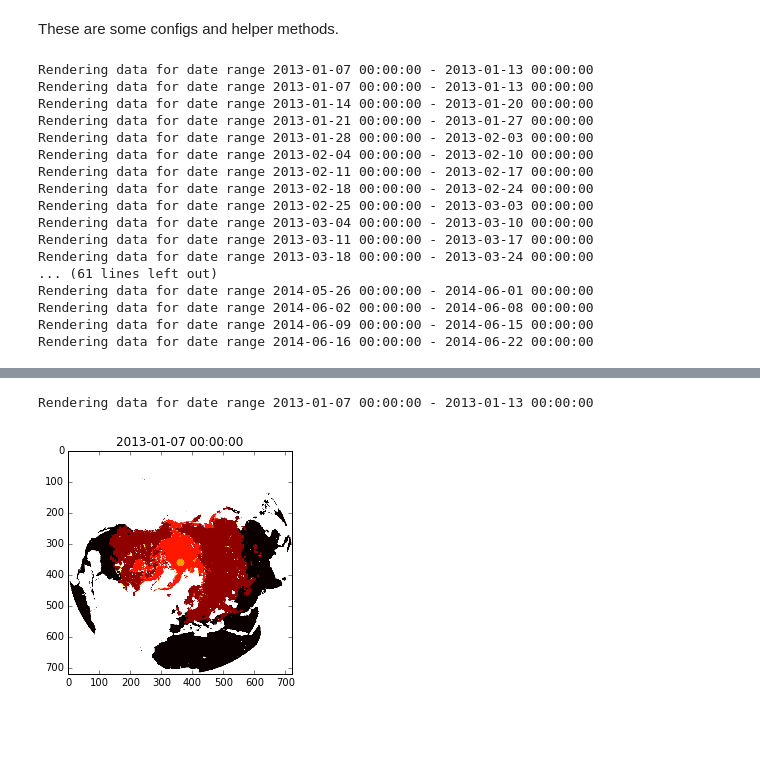
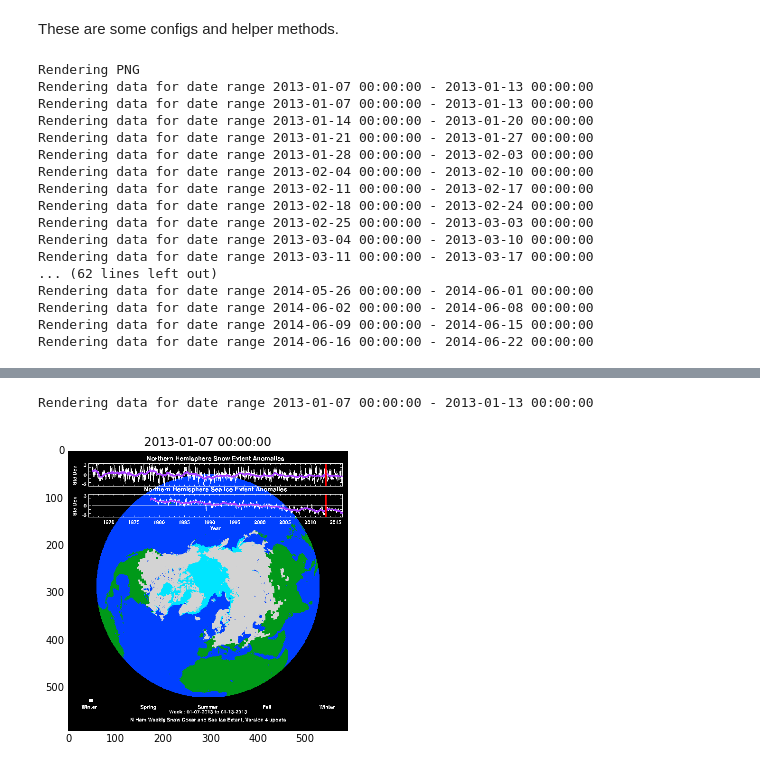
Before and after one commit to skwh/NSIDC-DataViewer, a Jupyter notebook: DataViewer_0046.ipynb, the cells around one changed output, grey strips where cells are left out. Cells and saved outputs as stored; diff of their text form; code cells hidden in the pictures; blank space fills up the shorter version.

Commit message:
Added PNG animation support

```diff
--- a/DataViewer_0046.ipynb
+++ b/DataViewer_0046.ipynb
@@ -17,10 +18,12 @@ This is a list of all of the different places where data can be accessed from. C
 NSIDC_0046_FORMAT = "/projects/DATASETS/nsidc0046_weekly_snow_seaice/data/EASE2_N25km.snowice.{}-{}.v04.bin"
 NSIDC_0046_STAGING_FORMAT = ("/disks/sidads_staging/DATASETS/nsidc0046_weekly_snow_seaice/"
                              "data/EASE2_N25km.snowice.{}-{}.v04.bin")
+NSIDC_0046_BROWSE_STAGING_FORMAT = ("/disks/sidads_staging/DATASETS/nsidc0046_weekly_snow_seaice/"
+                                    "browse/EASE2_N25km.snowice.{}-{}.v04.png")
 
-SOURCES = [NSIDC_0046_FORMAT, NSIDC_0046_STAGING_FORMAT]
+SOURCES = [NSIDC_0046_FORMAT, NSIDC_0046_STAGING_FORMAT, NSIDC_0046_BROWSE_STAGING_FORMAT]
 
-CURRENT_SOURCE = SOURCES[0]
+CURRENT_SOURCE = SOURCES[2]
 # %% [markdown]
 This is the start date and end date for the animation. The script will skip over files that don't exist. Make sure that the start date points to a file with that start date- otherwise the script will loop on the wrong days and it won't find any of the correct files.
 # %%
@@ -32,3 +37,6 @@ INTERVAL = 50
+# %%
+ANIMATION_WIDTH = 5
+ANIMATION_HEIGHT = 5
 # %% [markdown]
 Finally, use this variable to toggle log messages. (True/False, case sensitive)
 # %%
@@ -38,6 +46,7 @@ These are some configs and helper methods.
 # %%
 plt.rcParams['animation.writer']= 'avconv'
 INDEX = 0
+PNG = False
 
 #blatantly copied from http://stackoverflow.com/questions/1060279/iterating-through-a-range-of-dates-in-python
 def daterange(timeframe):
@@ -79,9 +88,13 @@ def render(INDEX):
     end_date = start_date + timedelta(days = 6)
     image = None
     try:
-        with open(form_uri(start_date, end_date), 'rb') as fp:
-            read_data = np.fromfile(fp, dtype=np.uint8).reshape(720, 720)
-        image = create_plot(start_date, read_data)
+        if PNG:
+            read_data = mpimg.imread(form_uri(start_date, end_date))
+            image = create_plot(start_date, read_data)
+        else:
+            with open(form_uri(start_date, end_date), 'rb') as fp:
+                read_data = np.fromfile(fp, dtype=np.uint8).reshape(720, 720)
+            image = create_plot(start_date, read_data)
         set_last_dataset(read_data)
         if VERBOSE:
             print("Rendering data for date range " + str(start_date) + " - " + str(end_date))
@@ -94,34 +107,38 @@ def render(INDEX):
     else:
         INDEX += 1
         return [image]
 
 def setup():
+    if CURRENT_SOURCE == NSIDC_0046_BROWSE_STAGING_FORMAT:
+        global PNG
+        PNG = True
+        print("Rendering PNG")
     for date in daterange(TIMEFRAME):
         DATES_ARRAY.append(date)
 
 setup()
 
-fig = plt.figure()
+fig = plt.figure(figsize=(ANIMATION_WIDTH, ANIMATION_HEIGHT))
 anim = animation.FuncAnimation(fig, render, frames=len(DATES_ARRAY), fargs=INDEX, interval=INTERVAL, repeat=True)
 HTML(anim.to_html5_video())
 # %% [output]
+Rendering PNG
 Rendering data for date range 2013-01-07 00:00:00 - 2013-01-13 00:00:00
 Rendering data for date range 2013-01-07 00:00:00 - 2013-01-13 00:00:00
 Rendering data for date range 2013-01-14 00:00:00 - 2013-01-20 00:00:00
 Rendering data for date range 2013-01-21 00:00:00 - 2013-01-27 00:00:00
 Rendering data for date range 2013-01-28 00:00:00 - 2013-02-03 00:00:00
 Rendering data for date range 2013-02-04 00:00:00 - 2013-02-10 00:00:00
 Rendering data for date range 2013-02-11 00:00:00 - 2013-02-17 00:00:00
 Rendering data for date range 2013-02-18 00:00:00 - 2013-02-24 00:00:00
 Rendering data for date range 2013-02-25 00:00:00 - 2013-03-03 00:00:00
 Rendering data for date range 2013-03-04 00:00:00 - 2013-03-10 00:00:00
 Rendering data for date range 2013-03-11 00:00:00 - 2013-03-17 00:00:00
-Rendering data for date range 2013-03-18 00:00:00 - 2013-03-24 00:00:00
-... (61 lines left out)
+... (62 lines left out)
 Rendering data for date range 2014-05-26 00:00:00 - 2014-06-01 00:00:00
 Rendering data for date range 2014-06-02 00:00:00 - 2014-06-08 00:00:00
 Rendering data for date range 2014-06-09 00:00:00 - 2014-06-15 00:00:00
 Rendering data for date range 2014-06-16 00:00:00 - 2014-06-22 00:00:00
 [interactive output not drawn]
 Rendering data for date range 2013-01-07 00:00:00 - 2013-01-13 00:00:00
-[figure, old version]
+[figure, new version]
```
Also changed, not shown: parts of 2 cells of this notebook.
